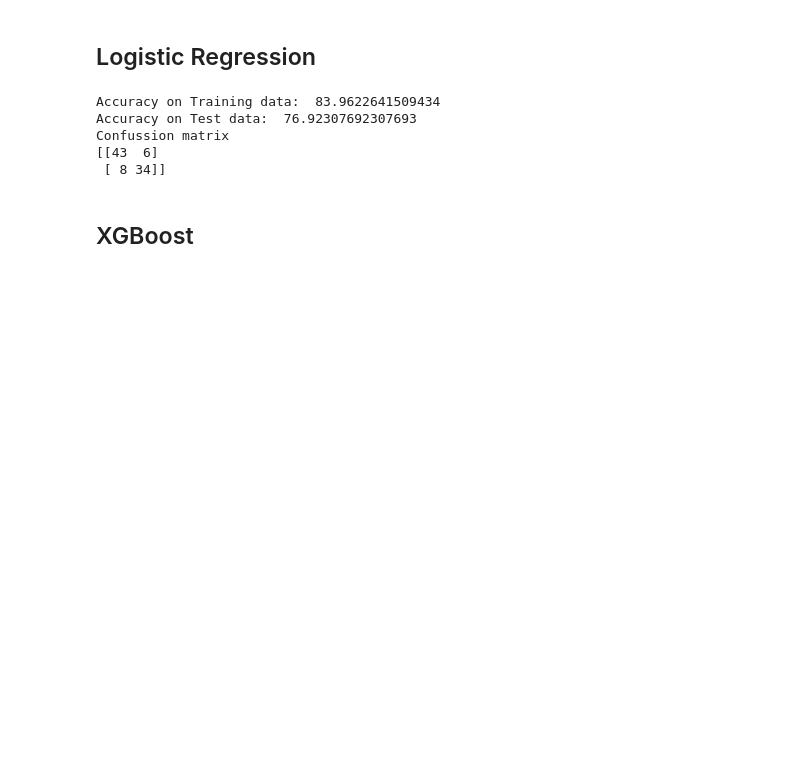
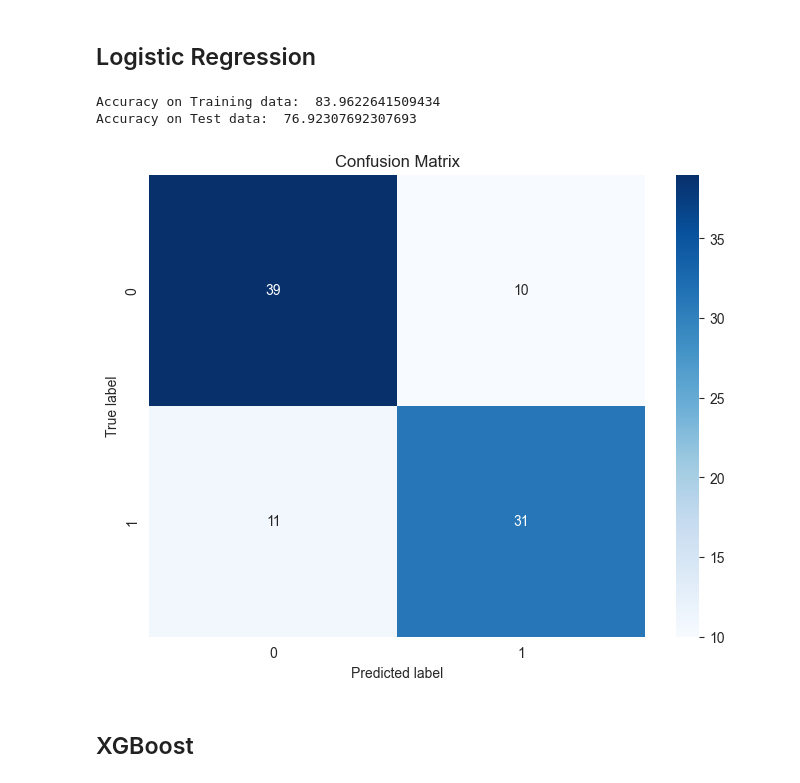
Before and after one commit to Poliaboy/PfDa_Project_S7, a Jupyter notebook: playground.ipynb, the cells around one changed output. Saved outputs shown, nothing was run; the diff lists cells and outputs as text; code cells hidden in the pictures; blank space fills up the shorter version.

```diff
--- a/playground.ipynb
+++ b/playground.ipynb
@@ -255,28 +257,30 @@ Confussion matrix
 # %%
 # Initialize the classifier
 lr_model = LogisticRegression(solver="liblinear",random_state=2 )
 
 # training the model with training data
 lr_model.fit(X_train, y_train)
 # Accuracy on training data
-X_train_prediction = lr_model.predict(X_train)
-training_data_accuracy = accuracy_score(X_train_prediction,y_train)
+X_train_prediction_LR = lr_model.predict(X_train)
+training_data_accuracy = accuracy_score(X_train_prediction_LR,y_train)
 print(f"Accuracy on Training data: ",training_data_accuracy*100)
 # Accuracy on test data
-X_test_prediction = lr_model.predict(X_test)
-test_data_accuracy_lr = accuracy_score(X_test_prediction, y_test)
+X_test_prediction_LR = lr_model.predict(X_test)
+test_data_accuracy_lr = accuracy_score(X_test_prediction_LR, y_test)
 print(f"Accuracy on Test data: ",test_data_accuracy_lr*100)
 
 #Confussion matrix
-LR_conf_matrix = confusion_matrix(y_test, y_pred)
-print("Confussion matrix")
-print(LR_conf_matrix)
+LR_conf_matrix = confusion_matrix(y_test, X_test_prediction_LR)
+plt.figure(figsize=(8, 6))
+sns.heatmap(LR_conf_matrix, annot=True, fmt="d", cmap="Blues")
+plt.title("Confusion Matrix")
+plt.ylabel('True label')
+plt.xlabel('Predicted label')
+plt.show()
 # %% [output]
 Accuracy on Training data:  83.9622641509434
 Accuracy on Test data:  76.92307692307693
-Confussion matrix
-[[43  6]
- [ 8 34]]
+[figure, added]
 # %% [markdown]
 ## XGBoost
 # %%
```
Also changed, not shown: parts of 7 cells of this notebook.
